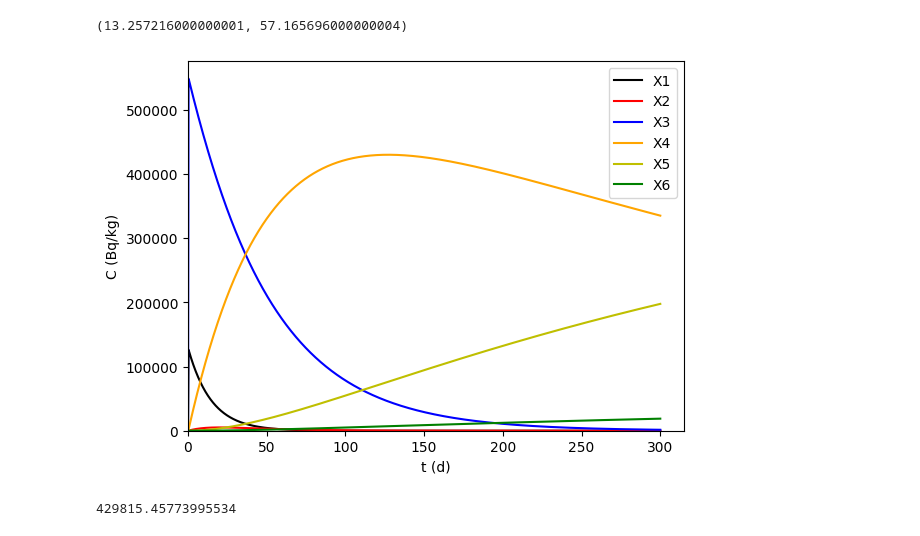
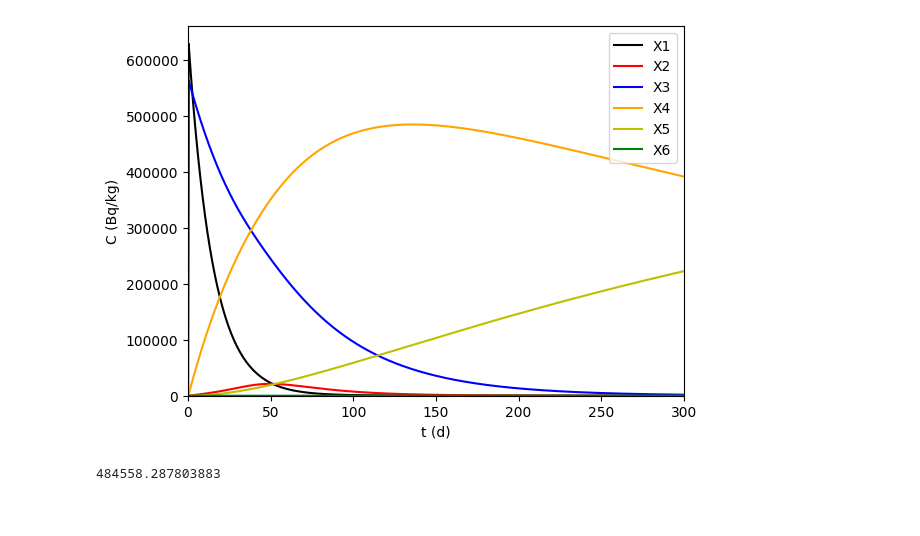
Before and after one commit to Raistlin11123/EI_Los_Angeles, a Jupyter notebook: main.ipynb, the cells around one changed output. Cells and saved outputs as stored; diff of their text form; code cells hidden in the pictures.

```diff
--- a/main.ipynb
+++ b/main.ipynb
@@ -51,48 +79,52 @@ vd_cs
 # %%
 #Initial conditions
-X1 = np.zeros(n+1)
-X2 = np.zeros(n+1)
-X3 = np.zeros(n+1)
-X4 = np.zeros(n+1)
-X5 = np.zeros(n+1)
-X6 = np.zeros(n+1)
+X1 = np.zeros(n+1) #Concentration at the plant surface (Bq/dry-kg)
+X2 = np.zeros(n+1) #Concentration in inner tissues (Bq/dry-kg)
+X3 = np.zeros(n+1) #Concentration at the surface soil (Bq/dry-m²)
+X4 = np.zeros(n+1) #Concentration in the root zone (Bq/dry-m²)
+X5 = np.zeros(n+1) #Concentration in the fix soil (Bq/dry-m²)
+X6 = np.zeros(n+1) #Concentration in the deep soil (Bq/dry-m²)
 
-X1[0] = 0 #f*Adep/Bf
+X1[0] = 0
 X2[0] = 0
-X3[0] = 0 #(1-f)*Adep
+X3[0] = 0
 X4[0] = 0
 X5[0] = 0
 X6[0] = 0
 
 #Euler method
 for i in range(n):
-    X1[i+1] = (-(kw + lambda_g + ktr + lambda_d)*X1[i] + kre_agri*f/Bf*X3[i] + (vd_cs*f/Bf)*C_air[i])*dt + X1[i] #Plant surface compartment
-    X2[i+1] = (-(lambda_g + lambda_d)*X2[i] + kup/Be*X4[i] + ktr*Bf/Be*X1[i])*dt + X2[i] #Inner tissues
-    X3[i+1] = (-(kpc + kre_agri*f + lambda_d)*X3[i] + kw*Bf*X1[i]+ vd_cs*(1-f)*C_air[i])*dt + X3[i] #Surface soil
-    X4[i+1] = (-(kl + kup + kad + lambda_d)*X4[i] + kpc*X3[i] + kds*X5[i])*dt + X4[i] #Root zone
+    RF_pasture[i] = 10**(-6) * np.exp(-0.01*i*dt) + 10**(-9)
+    kre[i] = vd_cs * (a*RF_agri + b*RF_rice + c*RF_pasture[i])
+
+    Bf[i] = B_max * B_0 / ((B_max - B_0)*np.exp(-k_g*i*dt)+ B_0)
+    derivative_Bf[i]=(B_max*B_0)*1/((B_max-B_0)*np.exp(-k_g*i*dt)+B_0)**2**(B_max-B_0)*k_g*np.exp(-k_g*i*dt)
+    kup[i]=derivative_Bf[i]*CR/(ro_r*L_r)
+    f[i]=1-np.exp(-alpha*Bf[i])
+
+    X1[i+1] = (-(kw + lambda_g + ktr + lambda_d)*X1[i] + kre[i]*f[i]/Bf[i]*X3[i] + (vd_cs*f[i]/Bf[i])*C_air[i])*dt + X1[i] #Plant surface compartment
+    X2[i+1] = (-(lambda_g + lambda_d)*X2[i] + kup[i]/Be*X4[i] + ktr*Bf[i]/Be*X1[i])*dt + X2[i] #Inner tissues
+    X3[i+1] = (-(kpc + kre[i]*f[i] + lambda_d)*X3[i] + kw*Bf[i]*X1[i]+ vd_cs*(1-f[i])*C_air[i])*dt + X3[i] #Surface soil
+    X4[i+1] = (-(kl + kup[i] + kad + lambda_d)*X4[i] + kpc*X3[i] + kds*X5[i])*dt + X4[i] #Root zone
     X5[i+1] = (-(kds + lambda_d)*X5[i] + kad*X4[i])*dt + X5[i] #Fix soil
-    X6[i+1] = (-(lambda_d)*X1[i] + kl*X4[i])*dt + X6[i] #Deep soil
+    X6[i+1] = (-(lambda_d)*X6[i] + kl*X4[i])*dt + X6[i] #Deep soil
     t[i+1] = t[i] + dt #Time
-
-vd_cs*f/Bf, vd_cs*(1-f)
-# %% [output]
-(13.257216000000001, 57.165696000000004)
 # %%
 #Plot
 plt.plot(t, X1, color='black', label = 'X1')
 plt.plot(t, X2, color='r', label = 'X2')
 plt.plot(t, X3, color='blue', label = 'X3')
 plt.plot(t, X4, color='orange', label = 'X4')
 plt.plot(t, X5, color='y', label = 'X5')
 plt.plot(t, X6, color='g', label = 'X6')
 plt.xlabel('t (d)')
-plt.xlim(left=0)
+plt.xlim(left=0, right=300)
 plt.ylim(bottom = 0)
 plt.ylabel('C (Bq/kg)')
 plt.legend(loc = 'upper right')
 plt.show()
 
 print(max(X4))
 # %% [output]
-[figure, old version]
+[figure, new version]
-429815.45773995534
+484558.287803883
```
Also changed, not shown: parts of 6 cells of this notebook.
